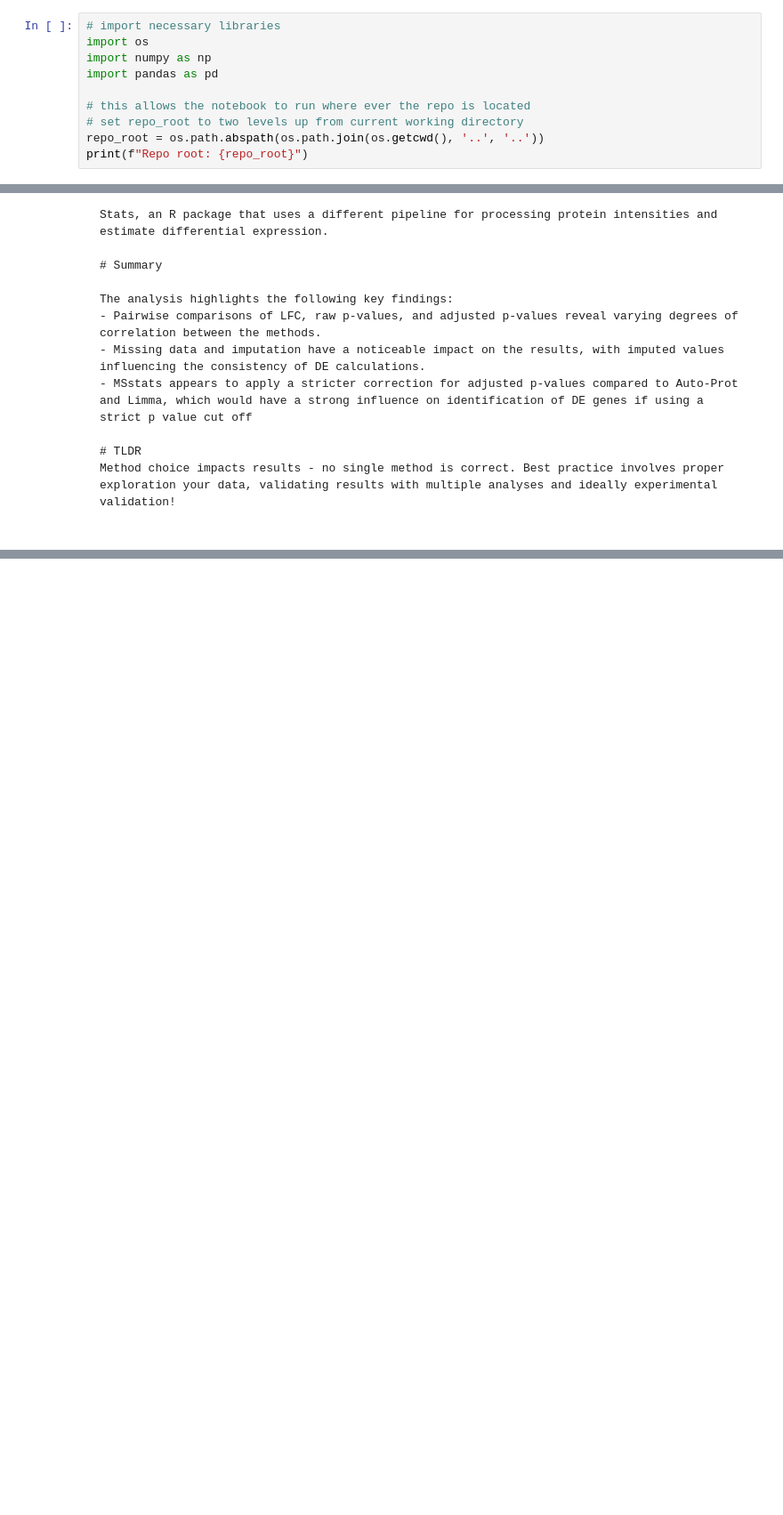
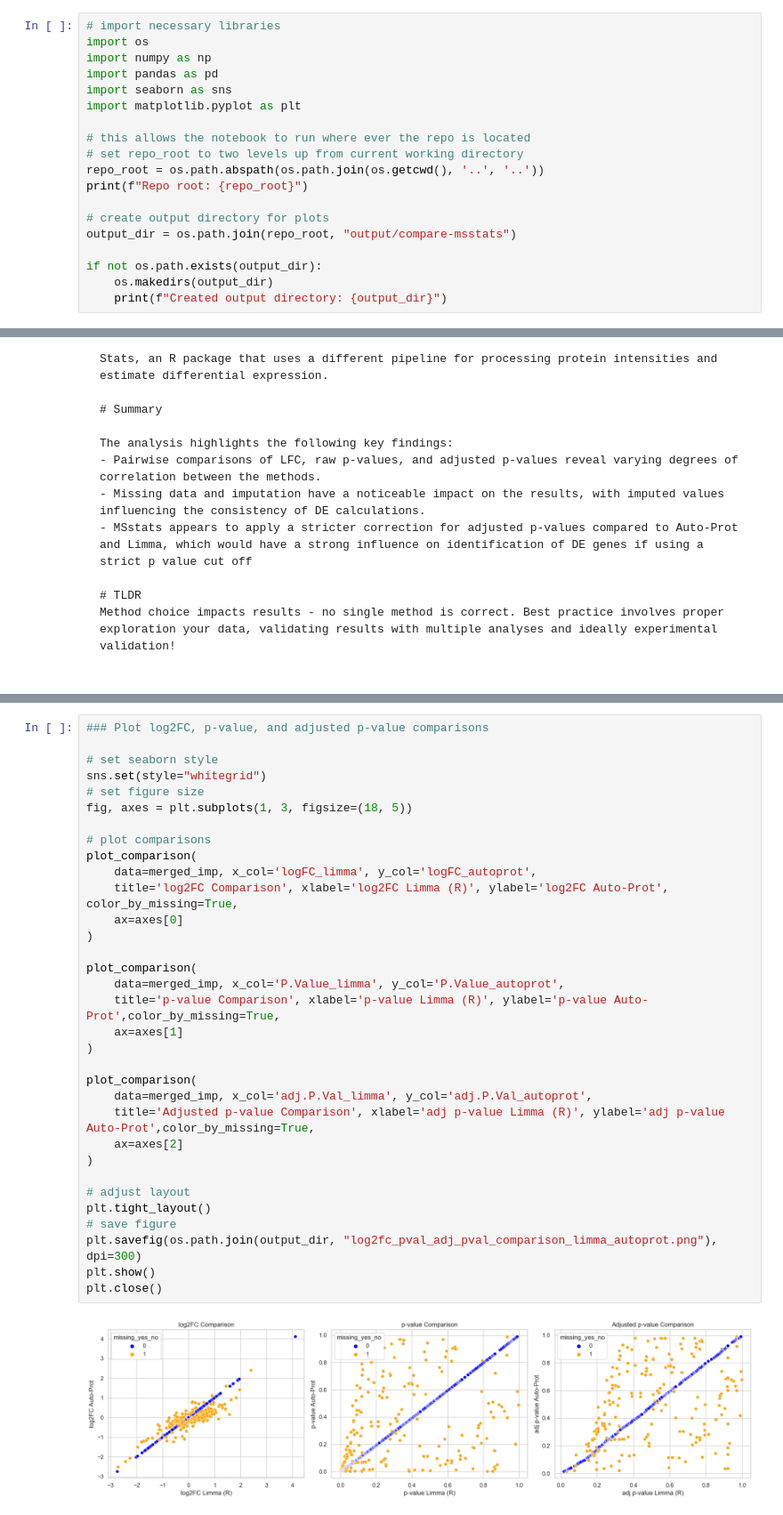
Before and after one commit to UCL-Biosciences/Auto-Prot, a Jupyter notebook: autoprot/reporting/compare-autoprot-msstats.ipynb, the cells around one changed output, grey strips where cells are left out. Shown: that part at 89% size. Cells and saved outputs as stored; diff of their text form; blank space fills up the shorter version.

```diff
--- a/autoprot/reporting/compare-autoprot-msstats.ipynb
+++ b/autoprot/reporting/compare-autoprot-msstats.ipynb
@@ -5,11 +5,20 @@
 import os
 import numpy as np
 import pandas as pd
+import seaborn as sns
+import matplotlib.pyplot as plt
 
 # this allows the notebook to run where ever the repo is located
 # set repo_root to two levels up from current working directory
 repo_root = os.path.abspath(os.path.join(os.getcwd(), '..', '..'))
 print(f"Repo root: {repo_root}")
+
+# create output directory for plots
+output_dir = os.path.join(repo_root, "output/compare-msstats")
+
+if not os.path.exists(output_dir):
+    os.makedirs(output_dir)
+    print(f"Created output directory: {output_dir}")
 # %% [output]
 Repo root: c:\Projects\inProgress\OneDrive_Exile\Auto-prot-validation\MSstats\Auto-Prot
 # %% [markdown]
@@ -551,0 +164,35 @@ plt.ylim(0, 1)
+# %%
+### Plot log2FC, p-value, and adjusted p-value comparisons
+
+# set seaborn style
+sns.set(style="whitegrid")
+# set figure size
+fig, axes = plt.subplots(1, 3, figsize=(18, 5))
+
+# plot comparisons
+plot_comparison(
+    data=merged_imp, x_col='logFC_limma', y_col='logFC_autoprot',
+    title='log2FC Comparison', xlabel='log2FC Limma (R)', ylabel='log2FC Auto-Prot', color_by_missing=True,
+    ax=axes[0]
+)
+
+plot_comparison(
+    data=merged_imp, x_col='P.Value_limma', y_col='P.Value_autoprot',
+    title='p-value Comparison', xlabel='p-value Limma (R)', ylabel='p-value Auto-Prot',color_by_missing=True,
+    ax=axes[1]
+)
+
+plot_comparison(
+    data=merged_imp, x_col='adj.P.Val_limma', y_col='adj.P.Val_autoprot',
+    title='Adjusted p-value Comparison', xlabel='adj p-value Limma (R)', ylabel='adj p-value Auto-Prot',color_by_missing=True,
+    ax=axes[2]
+)
+
+# adjust layout
+plt.tight_layout()
+# save figure
+plt.savefig(os.path.join(output_dir, "log2fc_pval_adj_pval_comparison_limma_autoprot.png"), dpi=300)
+plt.show()
+plt.close()
+# %% [output]
+[figure, added]
```
Also changed, not shown: parts of 30 cells of this notebook, 1 other file.
